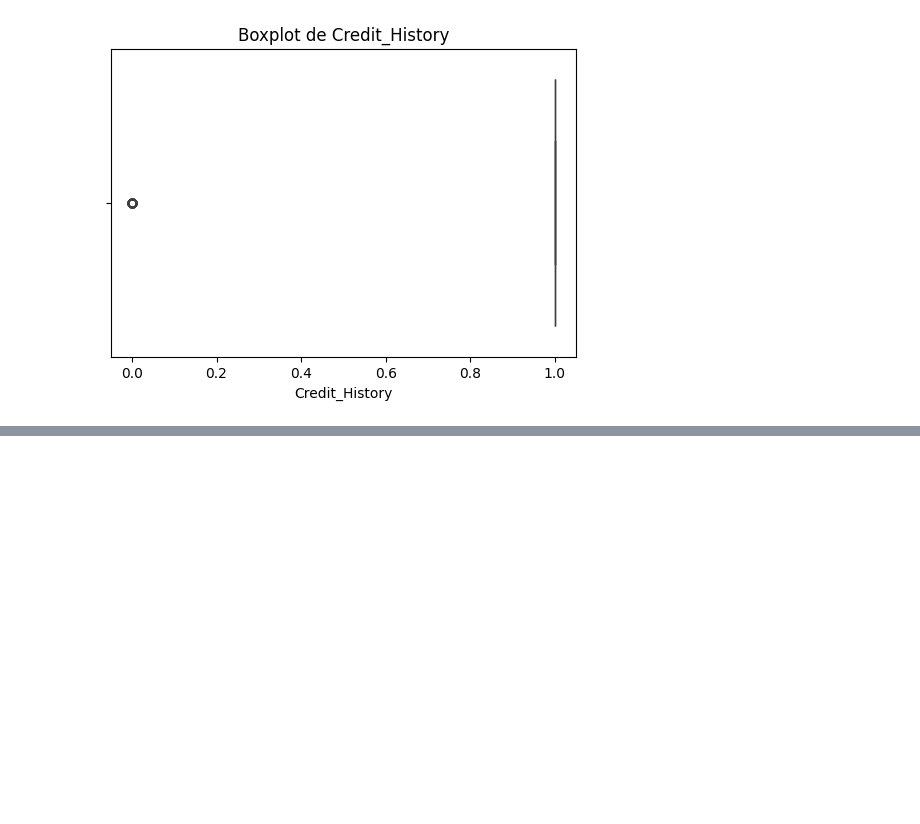
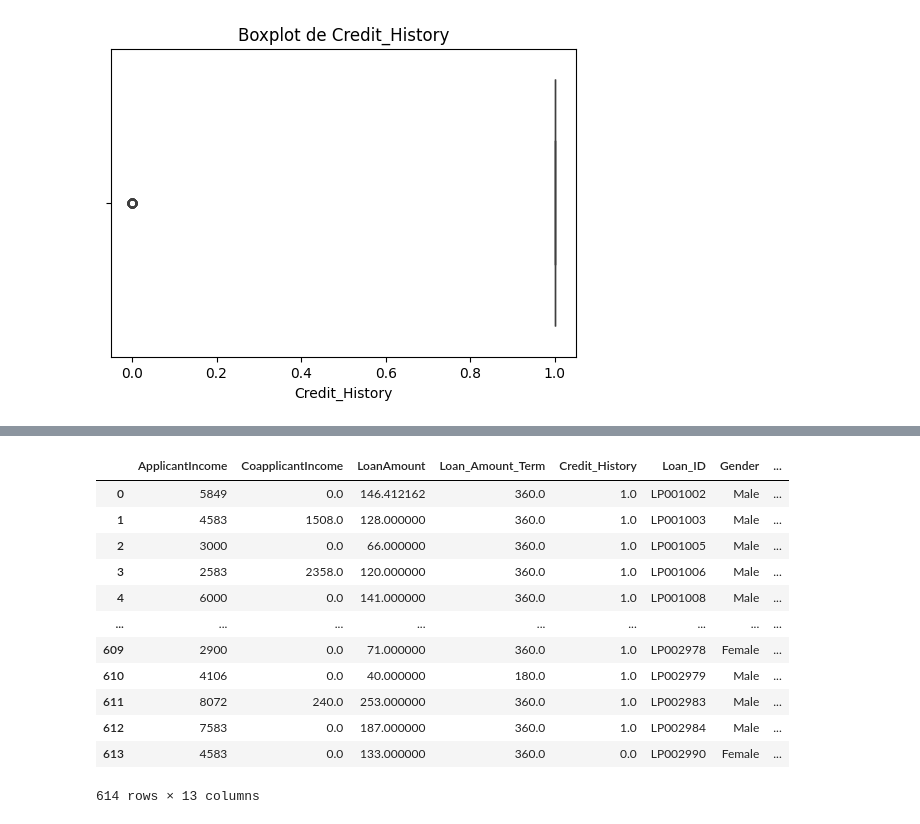
Before and after one commit to sewadaj18/Credit-scoring-cleaning, a Jupyter notebook: Nettoyage crédit.ipynb, the cells around one changed output, grey strips where cells are left out. Drawn from its saved outputs; the diff is of its cells as text; code cells hidden in the pictures; blank space fills up the shorter version.

```diff
--- a/Nettoyage crédit.ipynb
+++ b/Nettoyage crédit.ipynb
@@ -149,0 +182,4 @@ for col in cat_data.columns:
+# %%
+#Remplacer les valeurs manquantes numériques
+for col in num_data:
+  num_data[col].fillna(num_data[col].mean(), inplace=True)
@@ -149,0 +193,4 @@ for col in cat_data.columns:
+# %%
+#Remplacer les valeurs manquantes catégoriques
+for col in cat_data:
+  cat_data[col].fillna(cat_data[col].mode()[0], inplace=True)
@@ -149,0 +204,18 @@ for col in cat_data.columns:
+# %%
+#concaténer le df
+df=pd.concat([num_data, cat_data], axis=1)
+df
+# %% [output]
+|  | ApplicantIncome | CoapplicantIncome | LoanAmount | Loan_Amount_Term | Credit_History | Loan_ID | Gender | ... |
+| 0 | 5849 | 0.0 | 146.412162 | 360.0 | 1.0 | LP001002 | Male | ... |
+| 1 | 4583 | 1508.0 | 128.000000 | 360.0 | 1.0 | LP001003 | Male | ... |
+| 2 | 3000 | 0.0 | 66.000000 | 360.0 | 1.0 | LP001005 | Male | ... |
+| 3 | 2583 | 2358.0 | 120.000000 | 360.0 | 1.0 | LP001006 | Male | ... |
+| 4 | 6000 | 0.0 | 141.000000 | 360.0 | 1.0 | LP001008 | Male | ... |
+| ... | ... | ... | ... | ... | ... | ... | ... | ... |
+| 609 | 2900 | 0.0 | 71.000000 | 360.0 | 1.0 | LP002978 | Female | ... |
+| 610 | 4106 | 0.0 | 40.000000 | 180.0 | 1.0 | LP002979 | Male | ... |
+| 611 | 8072 | 240.0 | 253.000000 | 360.0 | 1.0 | LP002983 | Male | ... |
+| 612 | 7583 | 0.0 | 187.000000 | 360.0 | 1.0 | LP002984 | Male | ... |
+| 613 | 4583 | 0.0 | 133.000000 | 360.0 | 0.0 | LP002990 | Female | ... |
+614 rows × 13 columns
```
Also changed, not shown: parts of 6 cells of this notebook.
